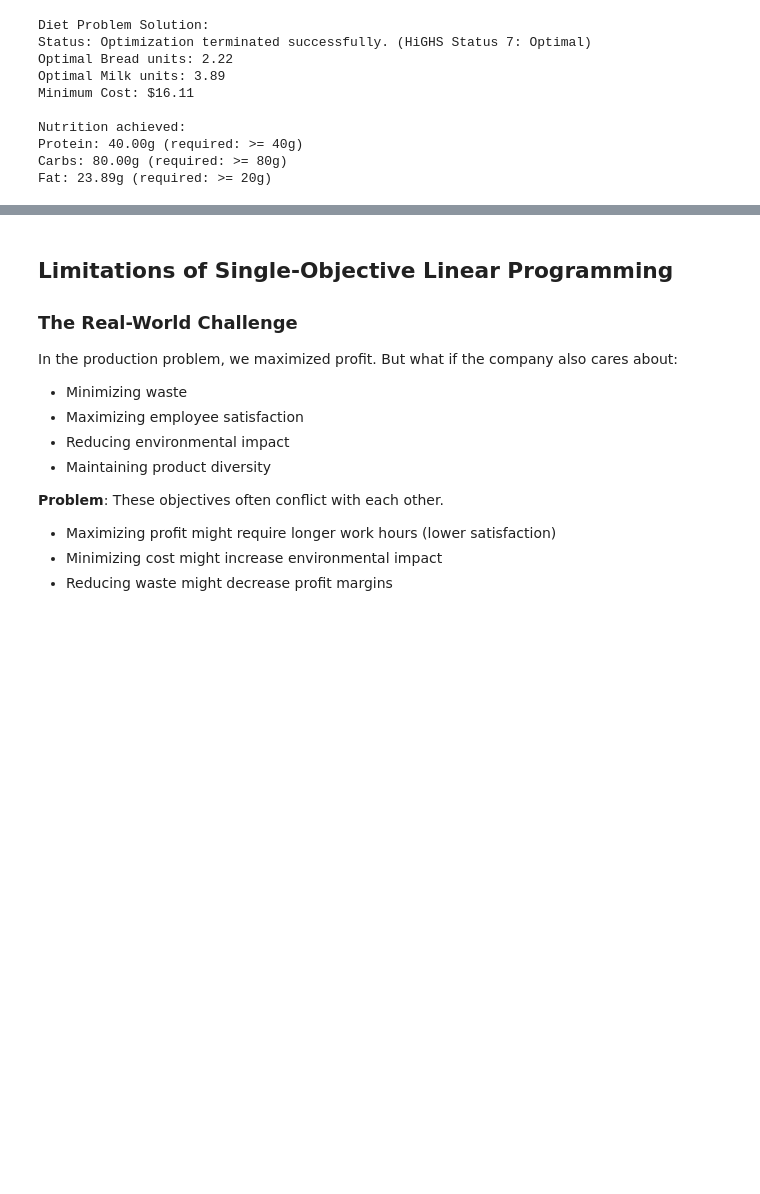
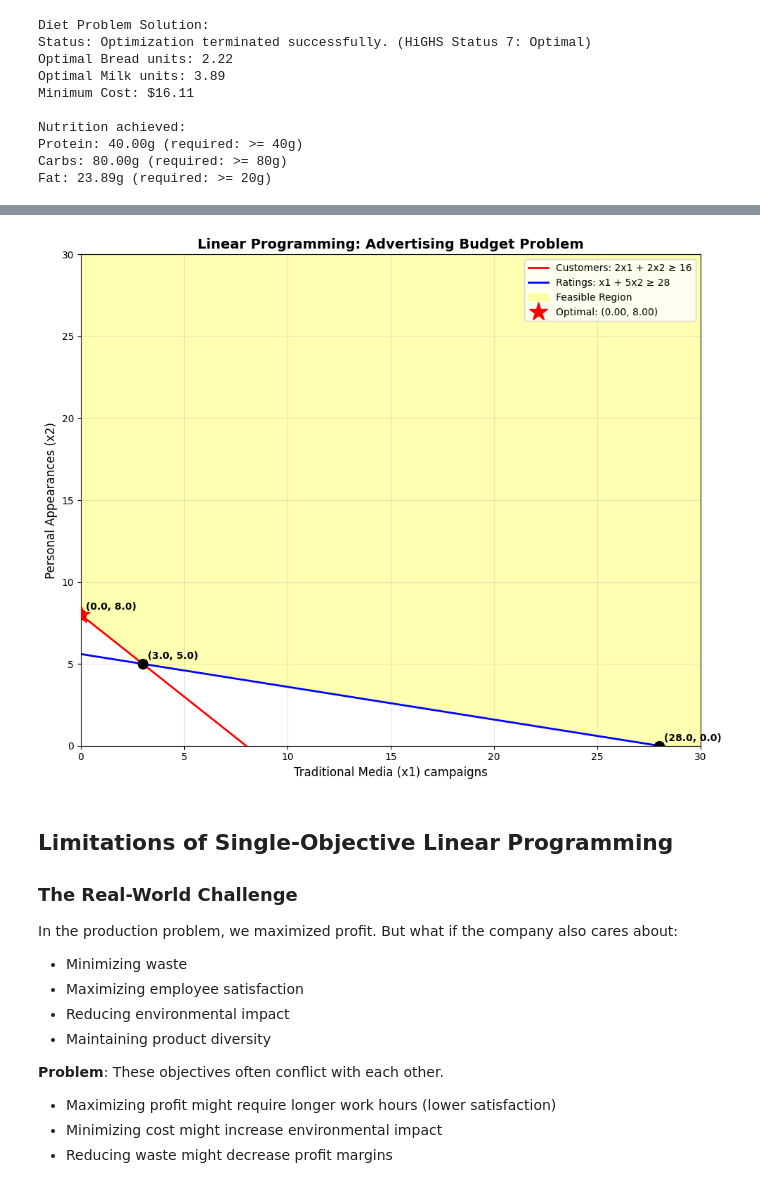
Before and after one commit to HecBanda/mcdm, a Jupyter notebook: lecture_notebooks/ntbk11 - Linear Programming Review and Multi-Objective Optimization.ipynb, the cells around one changed output, grey strips where cells are left out. Drawn from its saved outputs; the diff is of its cells as text; code cells hidden in the pictures; blank space fills up the shorter version.

Commit message:
Add Linear Programming and Pareto Optimization

```diff
--- a/lecture_notebooks/ntbk11 - Linear Programming Review and Multi-Objective Optimization.ipynb
+++ b/lecture_notebooks/ntbk11 - Linear Programming Review and Multi-Objective Optimization.ipynb
@@ -278,3 +469,94 @@ Fat: 23.89g (required: >= 20g)
+# %%
+def plot_advertising_problem():
+    fig, ax = plt.subplots(figsize=(10, 8))
+
+    x1 = np.linspace(0, 30, 300)
+
+    # Constraint lines (rearranged to x2 = ...)
+    customers = (16 - 2 * x1) / 2  # 2x1 + 2x2 >= 16
+    ratings = (28 - x1) / 5  # x1 + 5x2 >= 28
+
+    ax.plot(
+        x1, customers, "r-", label="Customers: 2x1 + 2x2 ≥ 16", linewidth=2
+    )
+    ax.plot(x1, ratings, "b-", label="Ratings: x1 + 5x2 ≥ 28", linewidth=2)
+
+    # Feasible region (above all constraint lines)
+    x1_fill = np.linspace(0, 30, 300)
+    customers_fill = (16 - 2 * x1_fill) / 2
+    ratings_fill = (28 - x1_fill) / 5
+
+    # Upper bound of feasible region
+    y_upper = np.maximum(customers_fill, ratings_fill)
+    y_upper = np.maximum(0, y_upper)
+
+    # Fill feasible region
+    ax.fill_between(
+        x1_fill,
+        y_upper,
+        30,
+        alpha=0.3,
+        color="yellow",
+        label="Feasible Region",
+    )
+
+    # Find and plot corner points
+    corners = []
+
+    # Intersection of two constraints: 2x1 + 2x2 = 16 and x1 + 5x2 = 28
+    A = np.array([[2, 2], [1, 5]])
+    b = np.array([16, 28])
+    corner = np.linalg.solve(A, b)
+    if corner[0] >= 0 and corner[1] >= 0:
+        corners.append(corner)
+
+    # Intercepts with axes
+    corners.append([0, max(16 / 2, 28 / 5)])  # x1=0
+    corners.append([max(16 / 2, 28), 0])  # x2=0
+
+    # Plot corner points
+    for corner in corners:
+        if corner[0] <= 30 and corner[1] <= 15:
+            ax.plot(corner[0], corner[1], "ko", markersize=10)
+            ax.annotate(
+                f"({corner[0]:.1f}, {corner[1]:.1f})",
+                xy=(corner[0], corner[1]),
+                xytext=(5, 5),
+                textcoords="offset points",
+                fontsize=10,
+                fontweight="bold",
+            )
+
+    # Plot optimal solution
+    ax.plot(
+        result_ad.x[0],
+        result_ad.x[1],
+        "r*",
+        markersize=20,
+        label=f"Optimal: ({result_ad.x[0]:.2f}, {result_ad.x[1]:.2f})",
+        zorder=5,
+    )
+
+    ax.set_xlim(0, 30)
+    ax.set_ylim(0, 30)
+    ax.set_xlabel("Traditional Media (x1) campaigns", fontsize=12)
+    ax.set_ylabel("Personal Appearances (x2)", fontsize=12)
+    ax.set_title(
+        "Linear Programming: Advertising Budget Problem",
+        fontsize=14,
+        fontweight="bold",
+    )
+    ax.legend(fontsize=10)
+    ax.grid(True, alpha=0.3)
+
+    plt.tight_layout()
+    return fig
+
+
+plot_advertising_problem()
+plt.show()
+# %% [output]
+[figure, added]
 # %% [markdown]
 ## Limitations of Single-Objective Linear Programming
 
```
Also changed, not shown: parts of 9 cells of this notebook, 1 other file.
